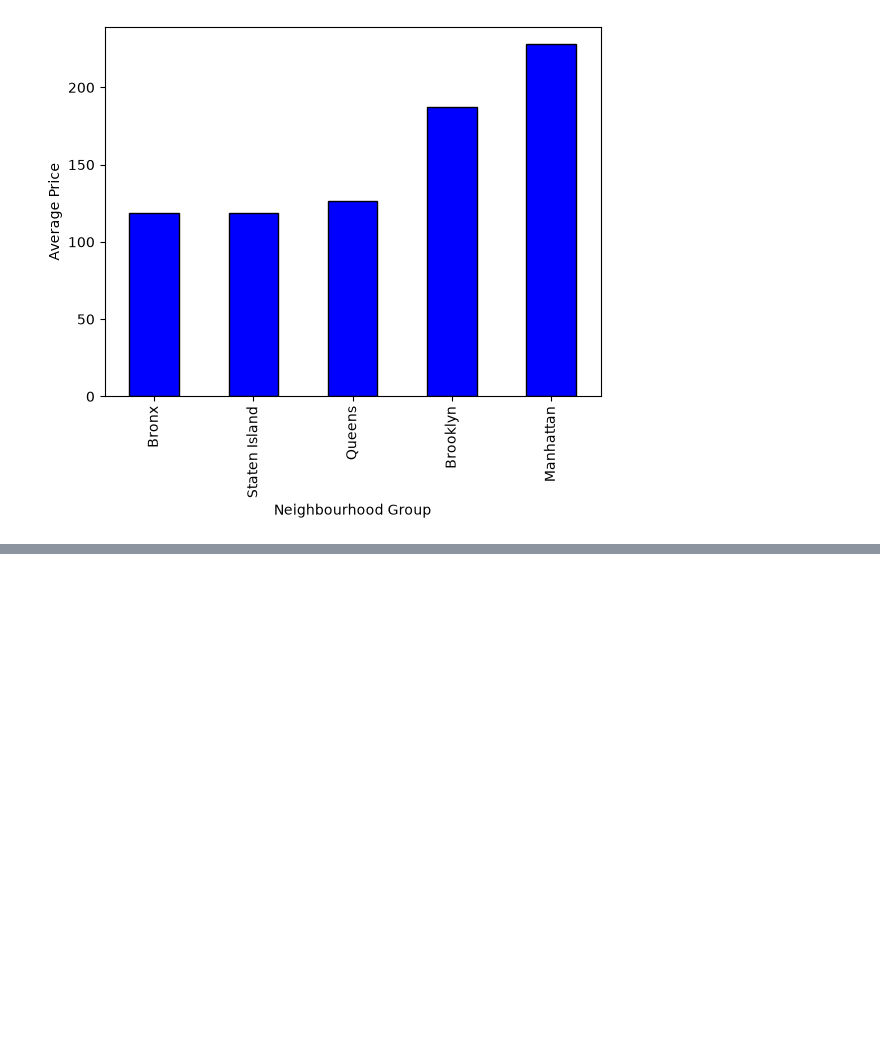
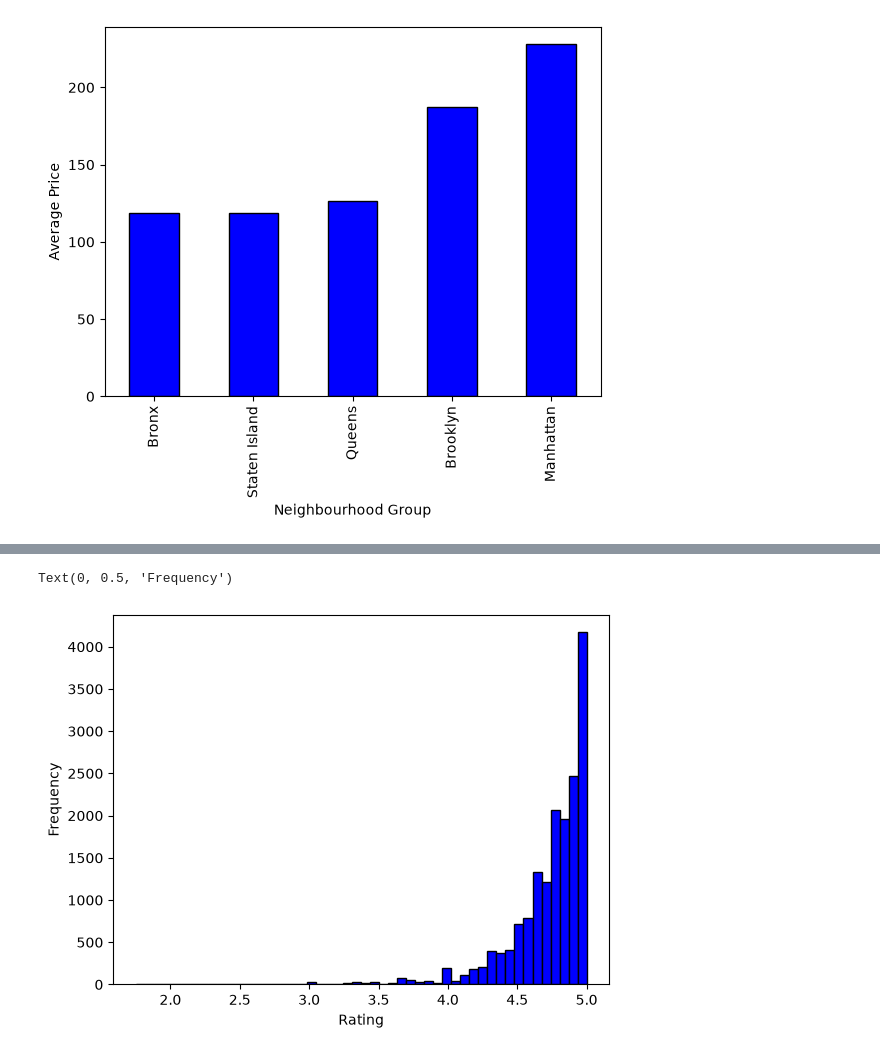
Before and after one commit to mus9090/pandas-practice, a Jupyter notebook: 03-pandas-eda.ipynb, the cells around one changed output, grey strips where cells are left out. Cells and saved outputs as stored; diff of their text form; code cells hidden in the pictures; blank space fills up the shorter version.

```diff
--- a/03-pandas-eda.ipynb
+++ b/03-pandas-eda.ipynb
@@ -243,0 +297,7 @@ Text(0, 0.5, 'Average Price')
+# %%
+bnb["rating"].plot(kind="hist", bins=50, color="blue", edgecolor="black")
+plt.xlabel("Rating")
+plt.ylabel("Frequency")
+# %% [output]
+Text(0, 0.5, 'Frequency')
+[figure, added]
```
Also changed, not shown: parts of 8 cells of this notebook.
